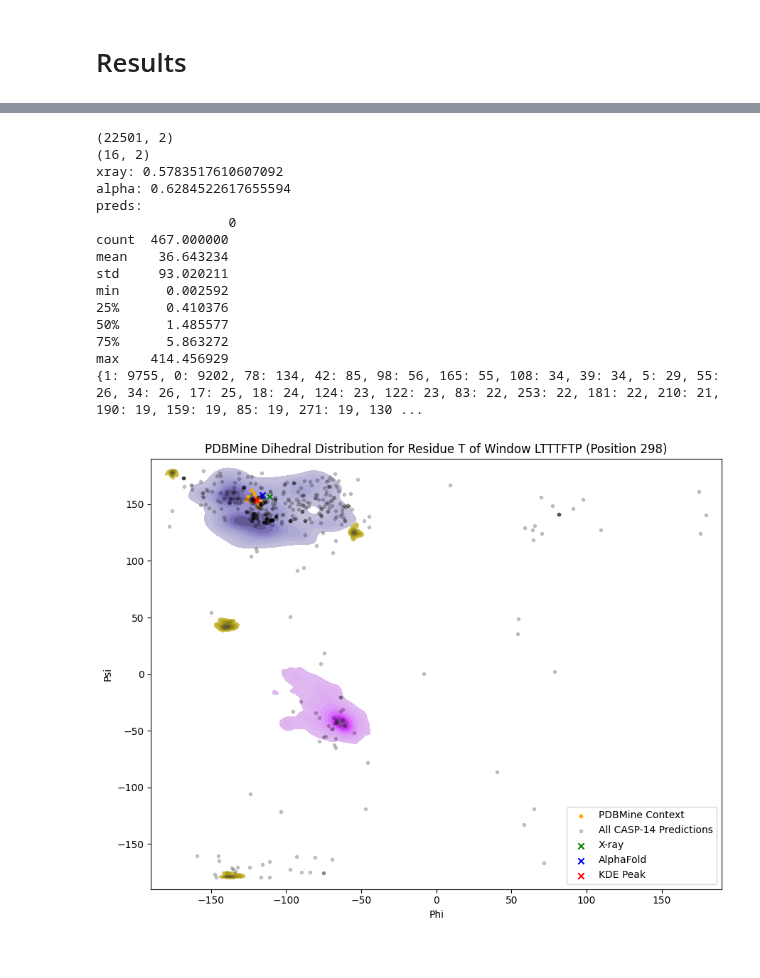
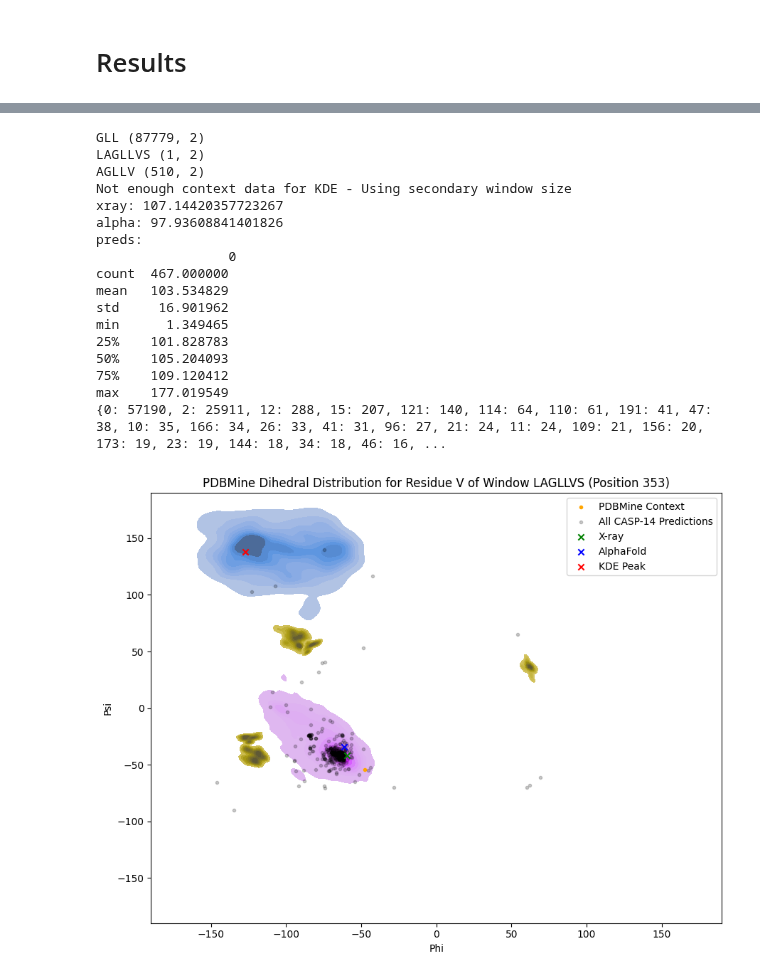
Before and after one commit to Musa-Azeem/protein-dihedral-visualization, a Jupyter notebook: multi-window.ipynb, the cells around one changed output, grey strips where cells are left out. Drawn from its saved outputs; the diff is of its cells as text; code cells hidden in the pictures.

```diff
--- a/multi-window.ipynb
+++ b/multi-window.ipynb
@@ -23,12 +23,13 @@ amino_acid_codes = json.load(open('amino_acid_codes.json'))
 # %%
 WINDOW_SIZE = 3
 WINDOW_SIZE_CONTEXT = 7
+WINDOW_SIZE_CONTEXT_SECONDARY = 5
 PDBMINE_URL = os.getenv("PDBMINE_URL")
 casp_protein_id = 'T1024'
 casp_protein_id2 = 'T1024'
 pdb_code = '6t1z'
 alphafold_id = f'{casp_protein_id}TS427_1'
-outdir = Path(f'csvs/{casp_protein_id}_win{WINDOW_SIZE}-{WINDOW_SIZE_CONTEXT}')
+outdir = Path(f'csvs/{casp_protein_id}_win{WINDOW_SIZE}-{WINDOW_SIZE_CONTEXT}-{WINDOW_SIZE_CONTEXT_SECONDARY}')
 if outdir.exists():
     print('Results already exist')
 else:
@@ -264,6 +265,7 @@ phi_psi_mined_ctxt = get_phi_psi_mined(WINDOW_SIZE_CONTEXT)
 # %%
 phi_psi_mined = pd.read_csv(outdir / f'phi_psi_mined_win{WINDOW_SIZE}.csv')
 phi_psi_mined_ctxt = pd.read_csv(outdir / f'phi_psi_mined_win{WINDOW_SIZE_CONTEXT}.csv')
+phi_psi_mined_ctxt_2 = pd.read_csv(outdir / f'phi_psi_mined_win{WINDOW_SIZE_CONTEXT_SECONDARY}.csv')
 phi_psi_predictions = pd.read_csv(outdir / 'phi_psi_predictions.csv')
 xray_phi_psi = pd.read_csv(outdir / 'xray_phi_psi.csv')
 overlapping_seqs = list(set(phi_psi_mined_ctxt.seq) & set(phi_psi_predictions.seq_ctxt) & set(xray_phi_psi.seq_ctxt))
@@ -350,25 +347,28 @@ from scipy.stats import gaussian_kde
 
 def plot_clusters_for_window(seq, pred_id, pred_name=None, eps=10, axlims=None, zoom=False, zoom_lims=None):
     inner_seq = seq[WINDOW_SIZE_CONTEXT // 2 - WINDOW_SIZE // 2:WINDOW_SIZE_CONTEXT // 2 + WINDOW_SIZE // 2 + 1]
+    secondary_inner_seq = seq[WINDOW_SIZE_CONTEXT // 2 - WINDOW_SIZE_CONTEXT_SECONDARY // 2:WINDOW_SIZE_CONTEXT_SECONDARY // 2 + WINDOW_SIZE_CONTEXT // 2 + 1]
     pred_name = pred_name or pred_id
     phi_psi_dist = phi_psi_mined.loc[phi_psi_mined.seq == inner_seq][['phi','psi']]
     phi_psi_ctxt_dist = phi_psi_mined_ctxt.loc[phi_psi_mined_ctxt.seq == seq][['phi','psi']]
-    print(phi_psi_dist.shape)
-    print(phi_psi_ctxt_dist.shape)
+    phi_psi_ctxt_dist_2 = phi_psi_mined_ctxt_2.loc[phi_psi_mined_ctxt_2.seq == secondary_inner_seq][['phi','psi']]
+    print(inner_seq, phi_psi_dist.shape)
+    print(seq, phi_psi_ctxt_dist.shape)
+    print(secondary_inner_seq, phi_psi_ctxt_dist_2.shape)
 
     # Find clusters
     clustering = DBSCAN(eps=eps, min_samples=3).fit(phi_psi_dist.values)
     phi_psi_dist['cluster'] = clustering.labels_
 
     # Find most probable data point from context dist and the cluster it belongs to
-    if phi_psi_ctxt_dist.shape[0] == 0:
-        print('No context data - Using smaller window size')
+    if phi_psi_ctxt_dist.shape[0] > 2:
+        kernel = gaussian_kde(phi_psi_ctxt_dist[['phi','psi']].T)
+    elif phi_psi_ctxt_dist_2.shape[0] > 2:
+        print('Not enough context data for KDE - Using secondary window size')
+        kernel = gaussian_kde(phi_psi_ctxt_dist_2[['phi','psi']].T)
+    else:
+        print('Not enough secondary context data for KDE - Using base window size')
         kernel = gaussian_kde(phi_psi_dist[['phi','psi']].T)
-    elif phi_psi_ctxt_dist.shape[0] < 3:
-        print('Not enough context data for KDE - Using smaller window size')
-        kernel = gaussian_kde(phi_psi_dist[['phi','psi']].T)
-    else:
-        kernel = gaussian_kde(phi_psi_ctxt_dist[['phi','psi']].T)
     phi_psi_most_likely_idx = kernel(phi_psi_dist[['phi','psi']].T).argmax()
     phi_psi_c = phi_psi_dist.loc[phi_psi_dist.cluster == phi_psi_dist.iloc[phi_psi_most_likely_idx].cluster, ['phi','psi']].values
 
@@ -409,45 +409,47 @@ def plot_clusters_for_window(seq, pred_id, pred_name=None, eps=10, axlims=None,
         ax.scatter(alpha[0,0], alpha[0,1], color='blue', marker='x', label='AlphaFold')
         ax.scatter(phi_psi_dist.iloc[phi_psi_most_likely_idx].phi, phi_psi_dist.iloc[phi_psi_most_likely_idx].psi, color='red', marker='x', label='KDE Peak')
 
         ax.set_xlabel('Phi')
         ax.set_ylabel('Psi')
         ax.set_title(f'PDBMine Dihedral Distribution for Residue {seq[-WINDOW_SIZE//2]} of Window {seq} (Position {pos})')
         ax.legend()
         if axlims:
             ax.set_xlim(axlims[0][0], axlims[0][1])
             ax.set_ylim(axlims[1][0], axlims[1][1])
         plt.tight_layout()
     else:
         # Zoomed in
         fig, ax = plt.subplots(figsize=(7,5))
         sns.kdeplot(data=phi_psi_dist[phi_psi_dist.cluster.isin(cs_to_keep)], x='phi', y='psi', hue='cluster', palette='viridis', ax=ax, fill=True, legend=False)
         ax.scatter(phi_psi_dist.iloc[phi_psi_most_likely_idx].phi, phi_psi_dist.iloc[phi_psi_most_likely_idx].psi, color='red', marker='x', s=100, label='KDE Peak')
         ax.scatter(preds[:,0], preds[:,1], color='black', marker='.', alpha=0.2, label='All CASP-14 Predictions')
         ax.scatter(xray[0,0], xray[0,1], color='green', marker='x', s=100, label='X-ray')
         ax.scatter(alpha[0,0], alpha[0,1], color='blue', marker='x', s=100, label='AlphaFold')
         ax.set_xlim(zoom_lims[0][0], zoom_lims[0][1])
         ax.set_ylim(zoom_lims[1][0], zoom_lims[1][1])
         ax.axis('off')
         plt.tight_layout()
     plt.show()
-seq = overlapping_seqs[1]
+seq = overlapping_seqs[10]
 plot_clusters_for_window(seq, alphafold_id, 'AlphaFold', eps=1.5, axlims=((-190, 190), (-190, 190)))
 # plot_clusters_for_window(seq, alphafold_id, 'AlphaFold', eps=10, zoom=True, zoom_lims=((-180, -10), (-100, 200)))
 # %% [output]
-(22501, 2)
-(16, 2)
-xray: 0.5783517610607092
-alpha: 0.6284522617655594
+GLL (87779, 2)
+LAGLLVS (1, 2)
+AGLLV (510, 2)
+Not enough context data for KDE - Using secondary window size
+xray: 107.14420357723267
+alpha: 97.93608841401826
 preds:
                  0
 count  467.000000
-mean    36.643234
-std     93.020211
-min      0.002592
-25%      0.410376
-50%      1.485577
-75%      5.863272
-max    414.456929
-{1: 9755, 0: 9202, 78: 134, 42: 85, 98: 56, 165: 55, 108: 34, 39: 34, 5: 29, 55: 26, 34: 26, 17: 25, 18: 24, 124: 23, 122: 23, 83: 22, 253: 22, 181: 22, 210: 21, 190: 19, 159: 19, 85: 19, 271: 19, 130 ...
+mean   103.534829
+std     16.901962
+min      1.349465
+25%    101.828783
+50%    105.204093
+75%    109.120412
+max    177.019549
+{0: 57190, 2: 25911, 12: 288, 15: 207, 121: 140, 114: 64, 110: 61, 191: 41, 47: 38, 10: 35, 166: 34, 26: 33, 41: 31, 96: 27, 21: 24, 11: 24, 109: 21, 156: 20, 173: 19, 23: 19, 144: 18, 34: 18, 46: 16, ...
-[figure, old version]
+[figure, new version]
 # %%
```
Also changed, not shown: parts of 13 cells of this notebook, 2 other files.
